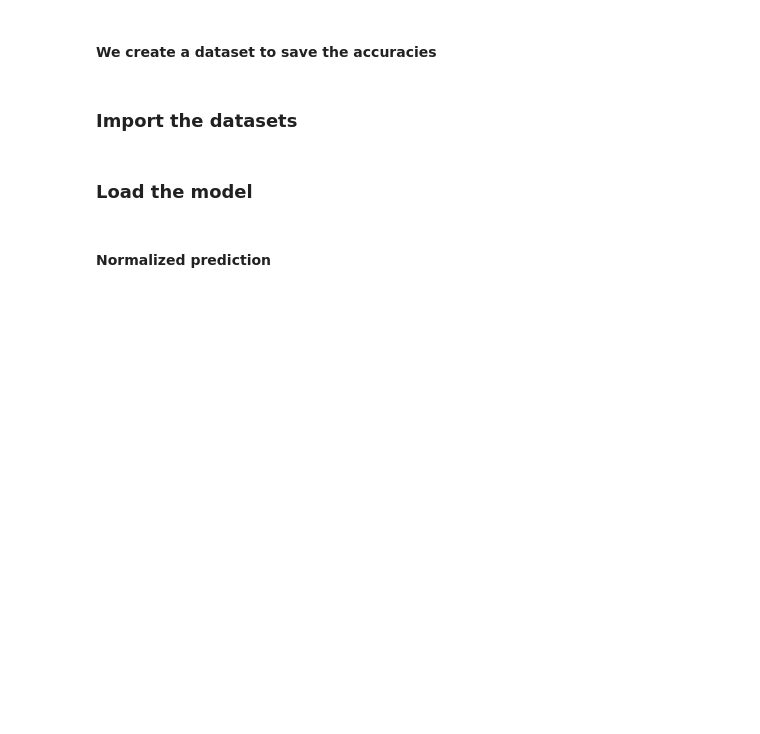
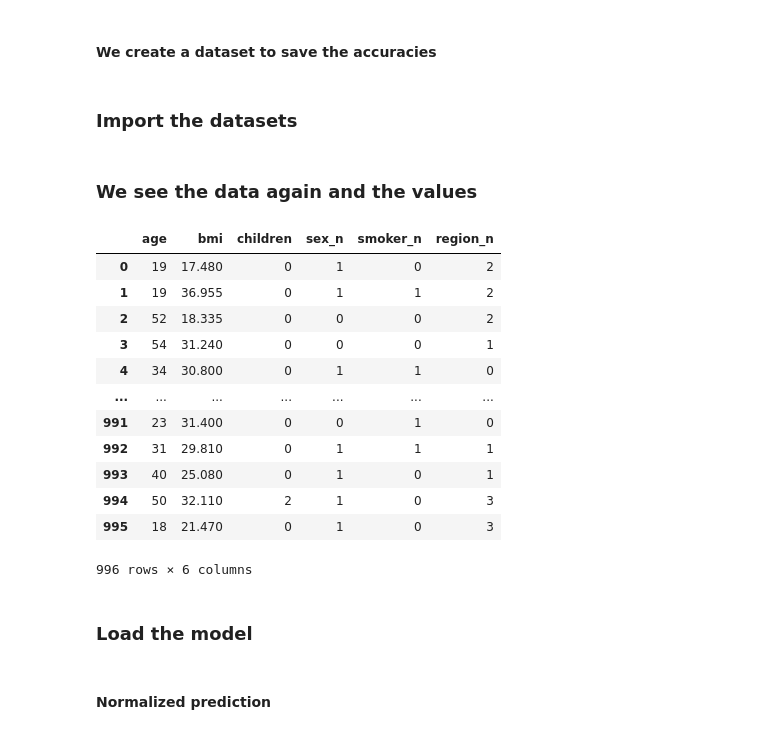
Before and after one commit to gutierenmanuel/linear-regression, a Jupyter notebook: src/04_ml_develop.ipynb, the cells around one changed output. Saved outputs shown, nothing was run; the diff lists cells and outputs as text; code cells hidden in the pictures; blank space fills up the shorter version.

Commit message:
Update data and parse_dict

```diff
--- a/src/04_ml_develop.ipynb
+++ b/src/04_ml_develop.ipynb
@@ -35,3 +35,21 @@ X_test_scaled = pd.read_csv("../data/processed/X_test_scaled.csv")
 
 y_train = pd.read_csv("../data/processed/y_train.csv")
 y_test = pd.read_csv("../data/processed/y_test.csv")
+# %% [markdown]
+### We see the data again and the values
+# %%
+X_train
+# %% [output]
+|  | age | bmi | children | sex_n | smoker_n | region_n |
+| 0 | 19 | 17.480 | 0 | 1 | 0 | 2 |
+| 1 | 19 | 36.955 | 0 | 1 | 1 | 2 |
+| 2 | 52 | 18.335 | 0 | 0 | 0 | 2 |
+| 3 | 54 | 31.240 | 0 | 0 | 0 | 1 |
+| 4 | 34 | 30.800 | 0 | 1 | 1 | 0 |
+| ... | ... | ... | ... | ... | ... | ... |
+| 991 | 23 | 31.400 | 0 | 0 | 1 | 0 |
+| 992 | 31 | 29.810 | 0 | 1 | 1 | 1 |
+| 993 | 40 | 25.080 | 0 | 1 | 0 | 1 |
+| 994 | 50 | 32.110 | 2 | 1 | 0 | 3 |
+| 995 | 18 | 21.470 | 0 | 1 | 0 | 3 |
+996 rows × 6 columns
```
Also changed, not shown: parts of 1 cell of this notebook, 7 other files.
